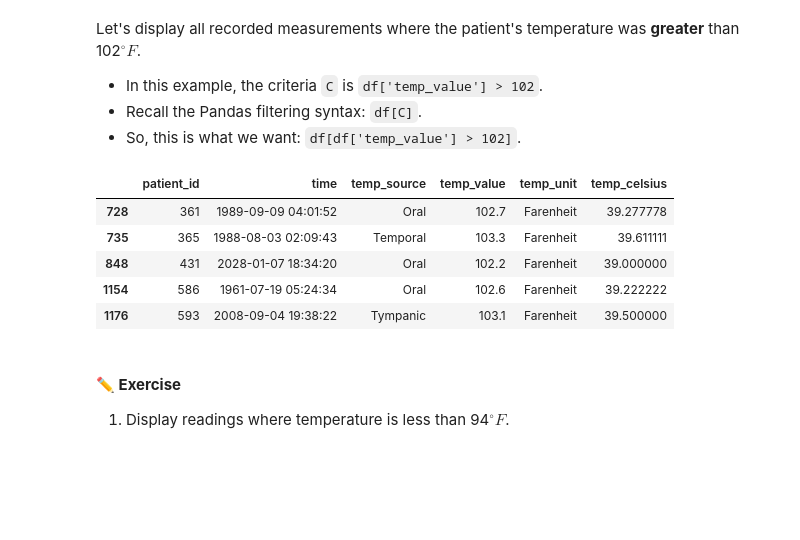
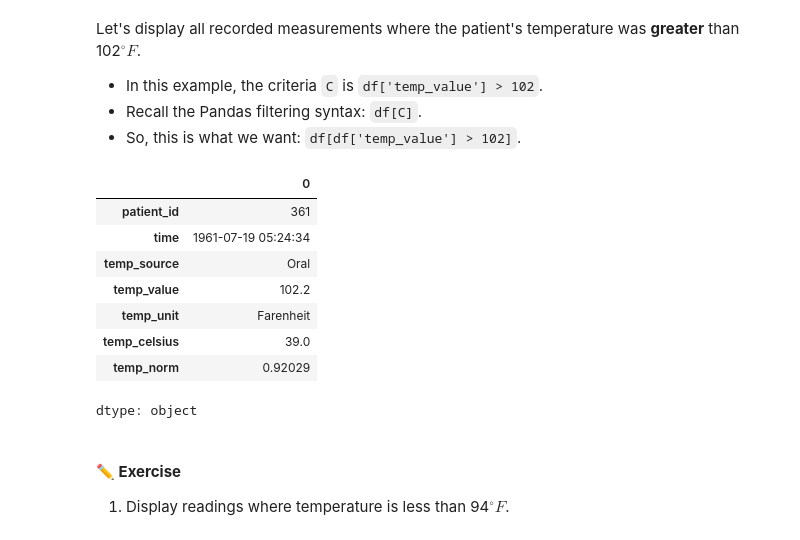
Before and after one commit to ambernguyen0222/BME3053C-Spring-2025, a Jupyter notebook: lessons-solved/04_Pandas_02_12_2025.ipynb, the cells around one changed output. Drawn from its saved outputs; the diff is of its cells as text; code cells hidden in the pictures; blank space fills up the shorter version.

```diff
--- a/lessons-solved/04_Pandas_02_12_2025.ipynb
+++ b/lessons-solved/04_Pandas_02_12_2025.ipynb
@@ -287,3 +470,6 @@ temps_df['temp_value'].mean()
 1. Create a new column (`temp_norm`) that is equal to the normalized `temp_value` column.
 
 $$x_{Normalized} = \frac{x_{val}-x_{min}}{x_{max}−x_{min}}$$
+# %%
+temps_df['temp_norm'] = (temps_df['temp_value']-temps_df['temp_value'].min())/(temps_df['temp_value'].max()-temps_df['temp_value'].min())
+temps_df.head()
@@ -327,14 +535,18 @@ Let's display all recorded measurements where the patient's temperature was **gr
 * So, this is what we want: `df[df['temp_value'] > 102]`.
 # %%
 # Select rows where Fahrenheit temperature is greater than 102 degrees.
-temps_df[temps_df['temp_value'] > 102]
+high_temp_samples_df=temps_df[temps_df['temp_value'] > 102]
+high_temp_samples_df.min()
 # %% [output]
-|  | patient_id | time | temp_source | temp_value | temp_unit | temp_celsius |
-| 728 | 361 | 1989-09-09 04:01:52 | Oral | 102.7 | Farenheit | 39.277778 |
-| 735 | 365 | 1988-08-03 02:09:43 | Temporal | 103.3 | Farenheit | 39.611111 |
-| 848 | 431 | 2028-01-07 18:34:20 | Oral | 102.2 | Farenheit | 39.000000 |
-| 1154 | 586 | 1961-07-19 05:24:34 | Oral | 102.6 | Farenheit | 39.222222 |
-| 1176 | 593 | 2008-09-04 19:38:22 | Tympanic | 103.1 | Farenheit | 39.500000 |
+|  | 0 |
+| patient_id | 361 |
+| time | 1961-07-19 05:24:34 |
+| temp_source | Oral |
+| temp_value | 102.2 |
+| temp_unit | Farenheit |
+| temp_celsius | 39.0 |
+| temp_norm | 0.92029 |
+dtype: object
 # %% [markdown]
 #### **✏️ Exercise**
 
```
Also changed, not shown: parts of 16 cells of this notebook.
